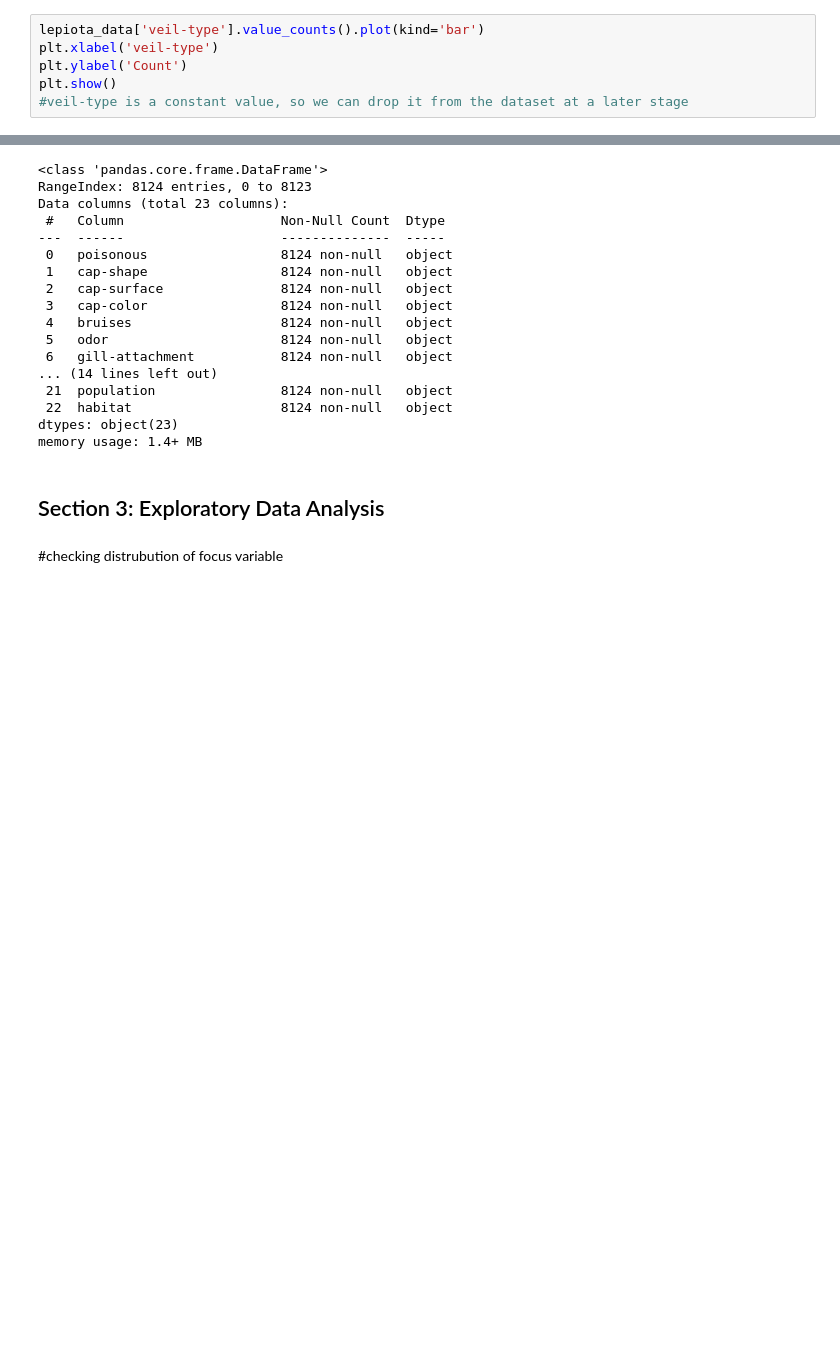
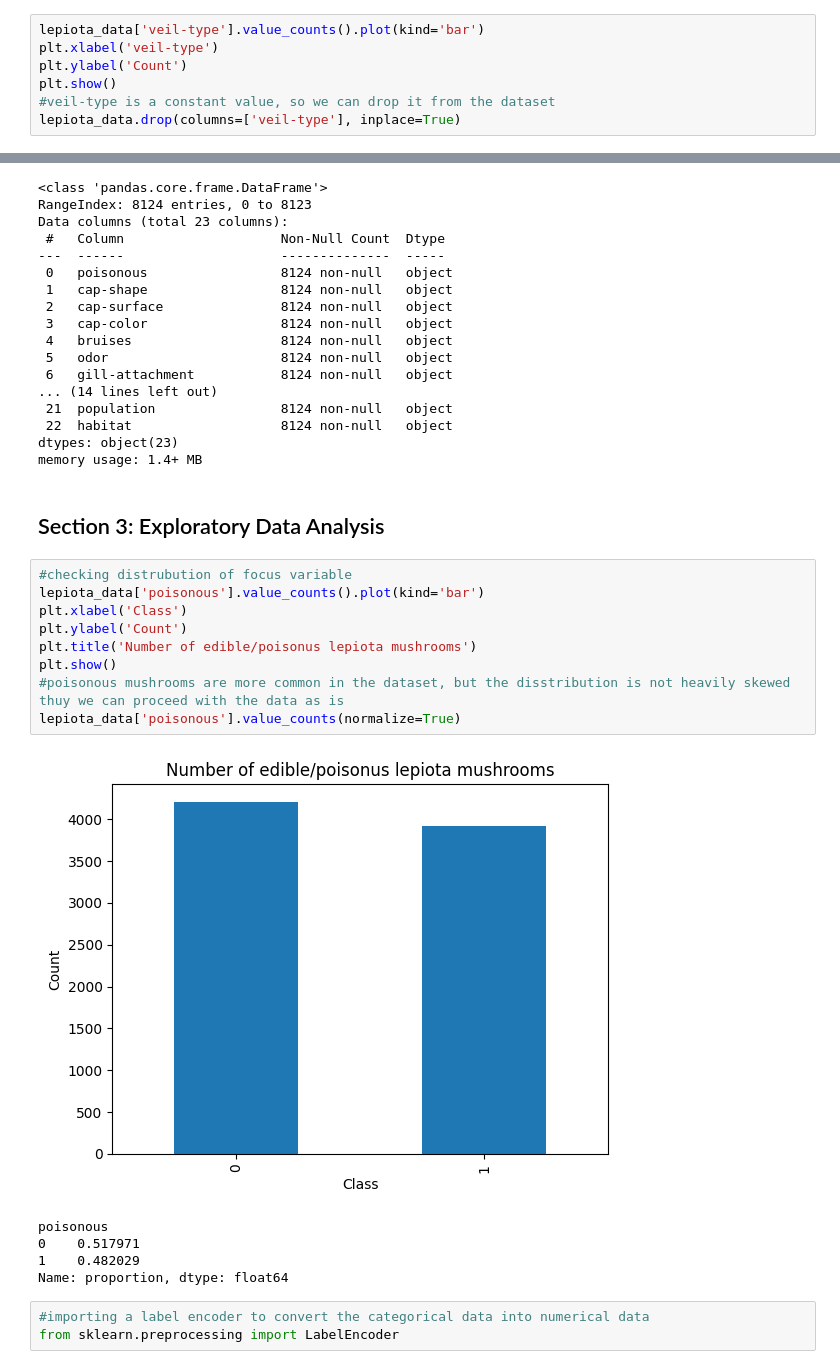
Before and after one commit to AntsyBee/Lepiota-Mushroom-Edibillity-Data-Analysis, a Jupyter notebook: src/Mushroom Data Science.ipynb, the cells around one changed output, grey strips where cells are left out. Saved outputs shown, nothing was run; the diff lists cells and outputs as text; blank space fills up the shorter version.

Commit message:
Add scikit-learn dependency for machine learning support. Concluded pairwise and statistical analysis of variables. Beggining machine learning analysis

```diff
--- a/src/Mushroom Data Science.ipynb
+++ b/src/Mushroom Data Science.ipynb
@@ -97,7 +97,8 @@ lepiota_data['veil-type'].value_counts().plot(kind='bar')
 plt.xlabel('veil-type')
 plt.ylabel('Count')
 plt.show()
-#veil-type is a constant value, so we can drop it from the dataset at a later stage
+#veil-type is a constant value, so we can drop it from the dataset
+lepiota_data.drop(columns=['veil-type'], inplace=True)
 # %% [output]
 [figure]
 # %%
@@ -146,5 +147,21 @@ dtypes: object(23)
 memory usage: 1.4+ MB
 # %% [markdown]
 ## Section 3: Exploratory Data Analysis
-# %% [markdown]
-#checking distrubution of focus variable
+# %%
+#checking distrubution of focus variable
+lepiota_data['poisonous'].value_counts().plot(kind='bar')
+plt.xlabel('Class')
+plt.ylabel('Count')
+plt.title('Number of edible/poisonus lepiota mushrooms')
+plt.show()
+#poisonous mushrooms are more common in the dataset, but the disstribution is not heavily skewed thuy we can proceed with the data as is
+lepiota_data['poisonous'].value_counts(normalize=True)
+# %% [output]
+[figure, added]
+poisonous
+0    0.517971
+1    0.482029
+Name: proportion, dtype: float64
+# %%
+#importing a label encoder to convert the categorical data into numerical data
+from sklearn.preprocessing import LabelEncoder
```
Also changed, not shown: parts of 4 cells of this notebook, 2 other files.
